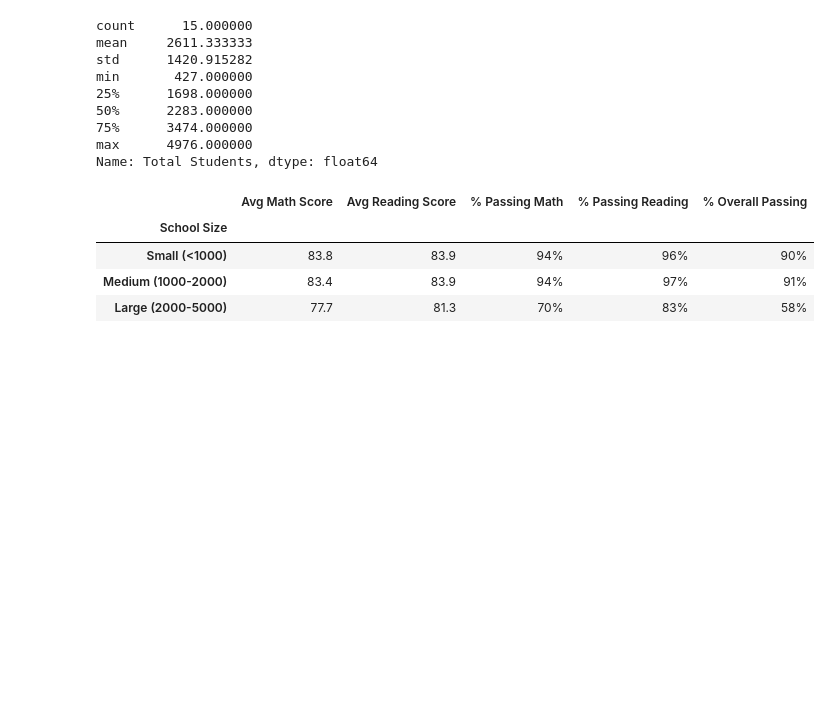
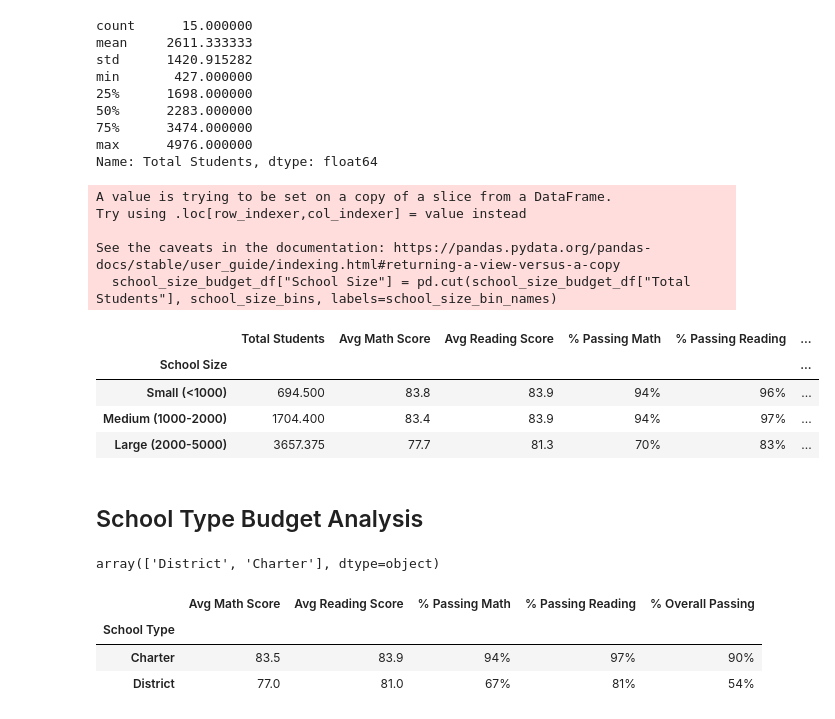
Before and after one commit to yazhcodes/School_District_Analysis, a Jupyter notebook: PyCitySchools.ipynb, the cells around one changed output. Cells and saved outputs as stored; diff of their text form; code cells hidden in the pictures; blank space fills up the shorter version.

Commit message:
Added School Type Budget Analysis

```diff
--- a/PyCitySchools.ipynb
+++ b/PyCitySchools.ipynb
@@ -461,29 +461,59 @@ min       427.000000
 max      4976.000000
 Name: Total Students, dtype: float64
 # %%
+#Create DataFrame
+school_size_budget_df = school_summary_df[["Total Students","Avg Math Score","Avg Reading Score","% Passing Math","% Passing Reading","% Overall Passing"]]
+
 # Binning
 school_size_bins = [0,1000,2000,5000]
 school_size_bin_names = ["Small (<1000)","Medium (1000-2000)","Large (2000-5000)"]
-school_size_budget_df = school_summary_df
 school_size_budget_df["School Size"] = pd.cut(school_size_budget_df["Total Students"], school_size_bins, labels=school_size_bin_names)
 
 # Groupby Bins
 school_size_budget_df = school_size_budget_df.groupby(["School Size"]).mean()
-
-# Drop Columns
-school_size_budget_df = school_size_budget_df[["Avg Math Score","Avg Reading Score","% Passing Math","% Passing Reading","% Overall Passing"]]
 
 # Formatting
 school_size_budget_df["Avg Math Score"] = school_size_budget_df["Avg Math Score"].map("{:.1f}".format)
 school_size_budget_df["Avg Reading Score"] = school_size_budget_df["Avg Reading Score"].map("{:.1f}".format)
 school_size_budget_df["% Passing Math"] = school_size_budget_df["% Passing Math"].map("{:.0f}%".format)
 school_size_budget_df["% Passing Reading"] = school_size_budget_df["% Passing Reading"].map("{:.0f}%".format)
 school_size_budget_df["% Overall Passing"] = school_size_budget_df["% Overall Passing"].map("{:.0f}%".format)
 
 school_size_budget_df
 # %% [output]
+A value is trying to be set on a copy of a slice from a DataFrame.
+Try using .loc[row_indexer,col_indexer] = value instead
+
+See the caveats in the documentation: https://pandas.pydata.org/pandas-docs/stable/user_guide/indexing.html#returning-a-view-versus-a-copy
+  school_size_budget_df["School Size"] = pd.cut(school_size_budget_df["Total Students"], school_size_bins, labels=school_size_bin_names)
-|  | Avg Math Score | Avg Reading Score | % Passing Math | % Passing Reading | % Overall Passing |
-| School Size |  |  |  |  |  |
-| Small (<1000) | 83.8 | 83.9 | 94% | 96% | 90% |
-| Medium (1000-2000) | 83.4 | 83.9 | 94% | 97% | 91% |
-| Large (2000-5000) | 77.7 | 81.3 | 70% | 83% | 58% |
+|  | Total Students | Avg Math Score | Avg Reading Score | % Passing Math | % Passing Reading | ... |
+| School Size |  |  |  |  |  | ... |
+| Small (<1000) | 694.500 | 83.8 | 83.9 | 94% | 96% | ... |
+| Medium (1000-2000) | 1704.400 | 83.4 | 83.9 | 94% | 97% | ... |
+| Large (2000-5000) | 3657.375 | 77.7 | 81.3 | 70% | 83% | ... |
+# %% [markdown]
+## School Type Budget Analysis
+# %%
+school_summary_df["School Type"].unique()
+# %% [output]
+array(['District', 'Charter'], dtype=object)
+# %%
+#Create DataFrame
+school_type_budget_df = school_summary_df[["School Type","Avg Math Score","Avg Reading Score","% Passing Math","% Passing Reading","% Overall Passing"]]
+
+# Groupby
+school_type_budget_df = school_type_budget_df.groupby(["School Type"]).mean()
+
+# Formatting
+school_type_budget_df["Avg Math Score"] = school_type_budget_df["Avg Math Score"].map("{:.1f}".format)
+school_type_budget_df["Avg Reading Score"] = school_type_budget_df["Avg Reading Score"].map("{:.1f}".format)
+school_type_budget_df["% Passing Math"] = school_type_budget_df["% Passing Math"].map("{:.0f}%".format)
+school_type_budget_df["% Passing Reading"] = school_type_budget_df["% Passing Reading"].map("{:.0f}%".format)
+school_type_budget_df["% Overall Passing"] = school_type_budget_df["% Overall Passing"].map("{:.0f}%".format)
+
+school_type_budget_df
+# %% [output]
+|  | Avg Math Score | Avg Reading Score | % Passing Math | % Passing Reading | % Overall Passing |
+| School Type |  |  |  |  |  |
+| Charter | 83.5 | 83.9 | 94% | 97% | 90% |
+| District | 77.0 | 81.0 | 67% | 81% | 54% |
```
Also changed, not shown: parts of 1 cell of this notebook.
